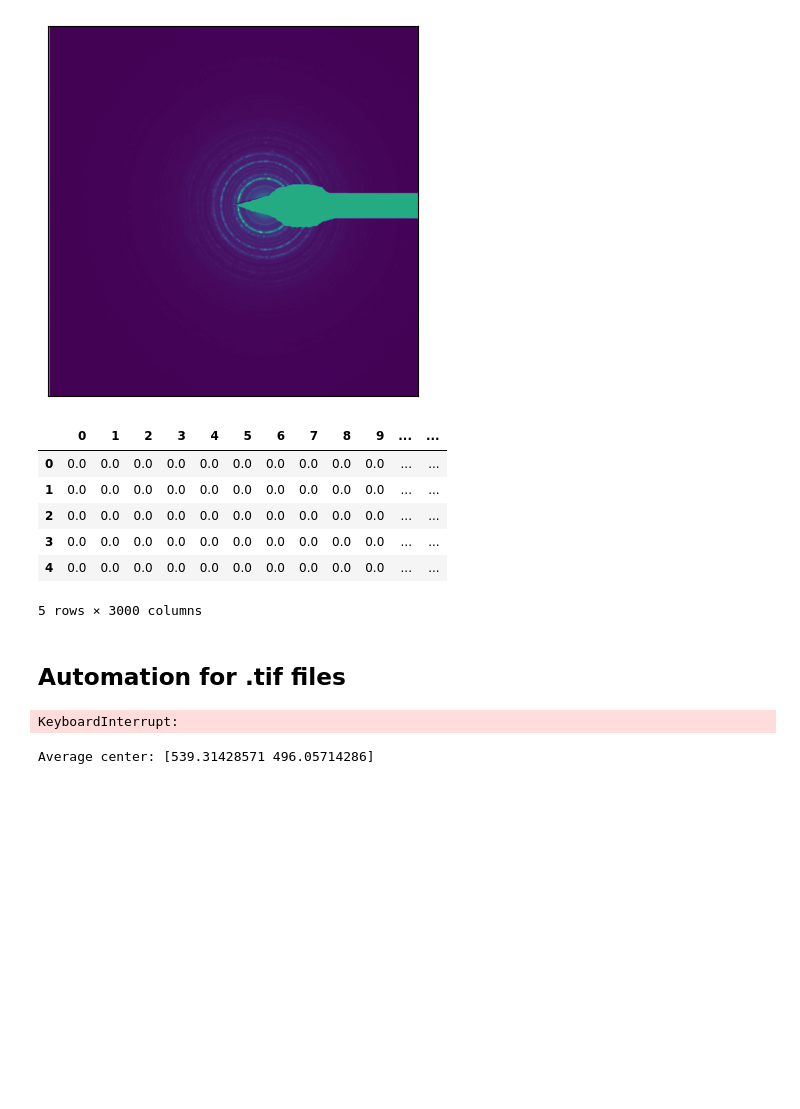
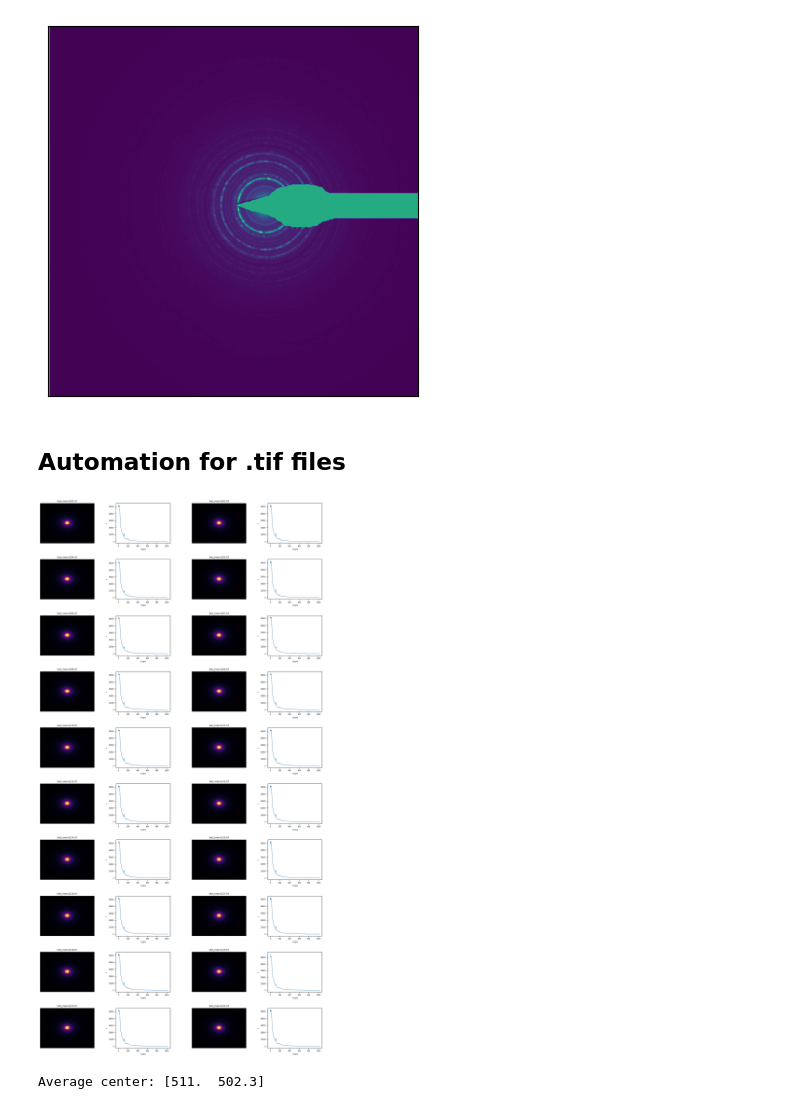
Before and after one commit to victorsecco/PyeRDF, a Jupyter notebook: notebooks/workflows/epdf/01_auto_dp.processing.ipynb, the cells around one changed output. Saved outputs shown, nothing was run; the diff lists cells and outputs as text; code cells hidden in the pictures; blank space fills up the shorter version.

```diff
--- a/notebooks/workflows/epdf/01_auto_dp.processing.ipynb
+++ b/notebooks/workflows/epdf/01_auto_dp.processing.ipynb
@@ -134,16 +134,6 @@ plt.yticks([])
 # %% [output]
 ([], [])
 [figure]
-# %%
-azimuthal_df.head()
-# %% [output]
-|  | 0 | 1 | 2 | 3 | 4 | 5 | 6 | 7 | 8 | 9 | ... | ... |
-| 0 | 0.0 | 0.0 | 0.0 | 0.0 | 0.0 | 0.0 | 0.0 | 0.0 | 0.0 | 0.0 | ... | ... |
-| 1 | 0.0 | 0.0 | 0.0 | 0.0 | 0.0 | 0.0 | 0.0 | 0.0 | 0.0 | 0.0 | ... | ... |
-| 2 | 0.0 | 0.0 | 0.0 | 0.0 | 0.0 | 0.0 | 0.0 | 0.0 | 0.0 | 0.0 | ... | ... |
-| 3 | 0.0 | 0.0 | 0.0 | 0.0 | 0.0 | 0.0 | 0.0 | 0.0 | 0.0 | 0.0 | ... | ... |
-| 4 | 0.0 | 0.0 | 0.0 | 0.0 | 0.0 | 0.0 | 0.0 | 0.0 | 0.0 | 0.0 | ... | ... |
-5 rows × 3000 columns
 # %%
 output_directory = "/home/ABTLUS/victor.secco/data_processing/data/processed/epdf/In2O3"
 
@@ -152,13 +142,20 @@ transposed_df.to_csv(os.path.join(output_directory, 'iq_In2O3_S4.csv'), index=Fa
 # %% [markdown]
 ## Automation for .tif files
 # %%
-masking = True
+masking = False
 side = False
 b = 4
 offset = 0
 
+if b==4:
+    binning=1024
+elif b==2:
+    binning=1464
+else:
+    binning=3000
+
 # Load .tif data
-directory = r"Z:\ActualWork\Victor\erica_vicotr_3ded_training\experiment_1\tiff"
+directory = r"Z:\ActualWork\Victor\Au\binning\b4"
 names = [x for x in os.listdir(directory) if x.endswith('.tif')]
 names.sort()
 
@@ -203,7 +200,7 @@ for name in names:  # or names[:N] if you want to limit
         # img[defects_mask == 255] = 0
 
     center_x, center_y, r, thre, blur, edges = analysis.find_center(
-        img, r=1, R=5000, threshold=50, edges_thresh1=255, edges_thresh2=10)
+        img, r=1, R=5000, threshold=180, edges_thresh1=255, edges_thresh2=10)
     center_x -= offset
     center_y -= offset
     centers_dict[name] = (center_x, center_y)
@@ -213,31 +210,31 @@ for name in names:  # or names[:N] if you want to limit
 
 images_per_row = 2
 num_images = len(results)
 num_rows = math.ceil(num_images / images_per_row)
 
 fig = plt.figure(figsize=(18, 3.5 * num_rows))
 gs = gridspec.GridSpec(num_rows, images_per_row * 2, figure=fig, wspace=0.4, hspace=0.4)
 
 for i, (img, center_x, center_y, r, data, name) in enumerate(results):
     row = i // images_per_row
     col = (i % images_per_row) * 2
 
     # Diffraction image
     ax_img = fig.add_subplot(gs[row, col])
     ax_img.imshow(img, cmap='inferno', aspect='auto')
     ax_img.add_patch(Circle((center_x, center_y), r, fill=False, color='white', linewidth=0.8))
     ax_img.scatter(center_x, center_y, s=3, color='white')
     ax_img.axis('off')
     ax_img.set_title(name, fontsize=8)
 
     # Radial plot
     ax_plot = fig.add_subplot(gs[row, col + 1])
     ax_plot.plot(data, linewidth=0.8)
     ax_plot.tick_params(axis='both', labelsize=6)
     ax_plot.set_xlabel('r (px)', fontsize=7)
     ax_plot.set_ylabel('I', fontsize=7)
 
 
 plt.show()
 # %% [output]
-KeyboardInterrupt:
+[figure, added]
@@ -263,16 +276,18 @@ for name in names:
     if side:
         padded_img, offset = pad_image_for_hough(img, pad_width=512)
 
-    cx, cy, *_ = analysis.find_center(img, r=1, R=5000, threshold=200, edges_thresh1=255, edges_thresh2=10)
+    cx, cy, *_ = analysis.find_center(img, r=1, R=5000, threshold=150, edges_thresh1=255, edges_thresh2=10)
     centers.append((cx - offset, cy - offset))
 
 average_center = np.mean(centers, axis=0)
 print(f"Average center: {average_center}")
 
 if b==4:
-    binning=1024
+    binning=max_distance
+elif b==2:
+    binning=1464
 else:
-    binning=2048
+    binning=3000
 
 results = []
 for name in names:
@@ -293,6 +308,6 @@ for name in names:
     data, polar_image, _ = analysis.azimuth_integration_cv2(img, center=average_center, binning=binning)
     results.append((img, average_center[0], average_center[1], data, name))
 # %% [output]
-Average center: [539.31428571 496.05714286]
+Average center: [511.  502.3]
 # %%
 df_data = pd.DataFrame([data for _, _, _, data, _ in results]).T
```
Also changed, not shown: parts of 8 cells of this notebook, 7 other files.
